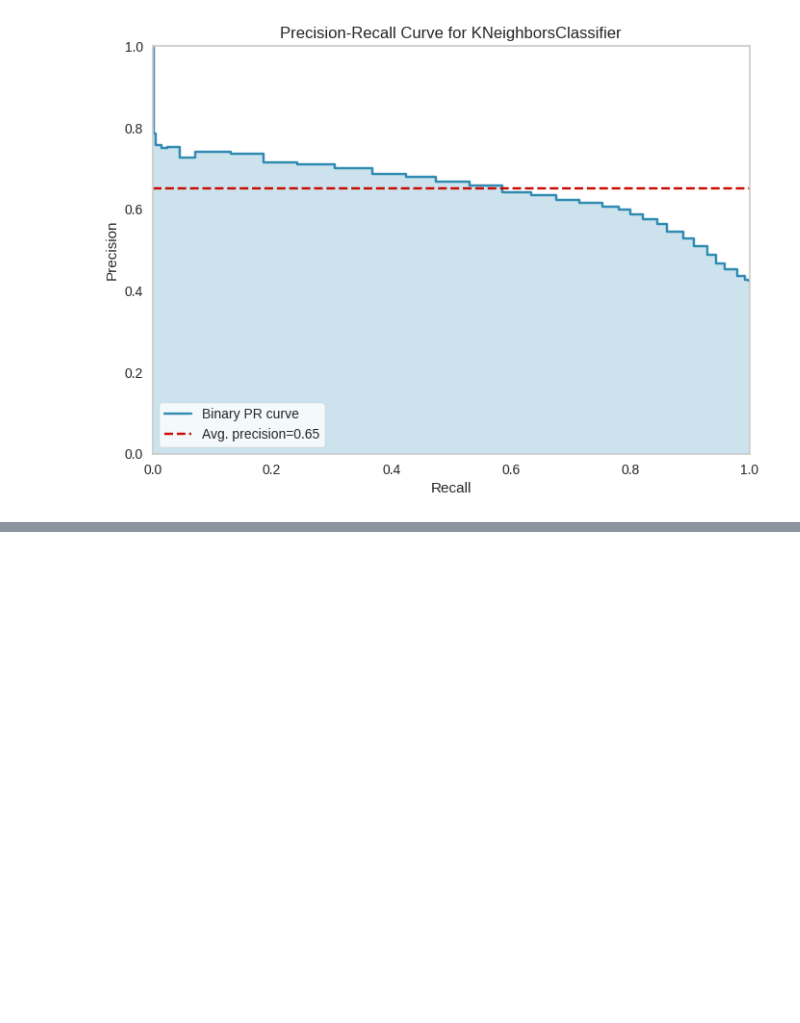
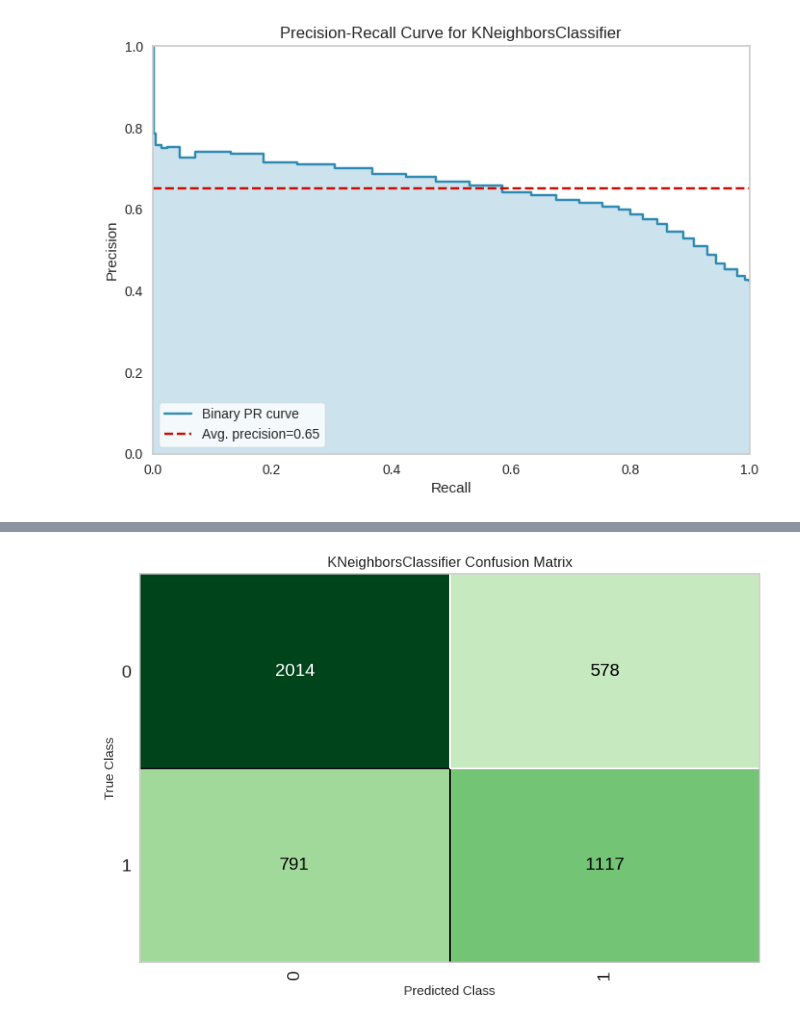
Before and after one commit to jagvgithub/JJ-Models, a Jupyter notebook: Propension.ipynb, the cells around one changed output, grey strips where cells are left out. Drawn from its saved outputs; the diff is of its cells as text; code cells hidden in the pictures; blank space fills up the shorter version.

```diff
--- a/Propension.ipynb
+++ b/Propension.ipynb
@@ -331,0 +361,3 @@ predicciones.head()
+# %%
+plot_model(tuned_modelo,'confusion_matrix')
+# %% [output]
@@ -331,0 +365 @@ predicciones.head()
+[figure, added]
```
Also changed, not shown: parts of 8 cells of this notebook.
